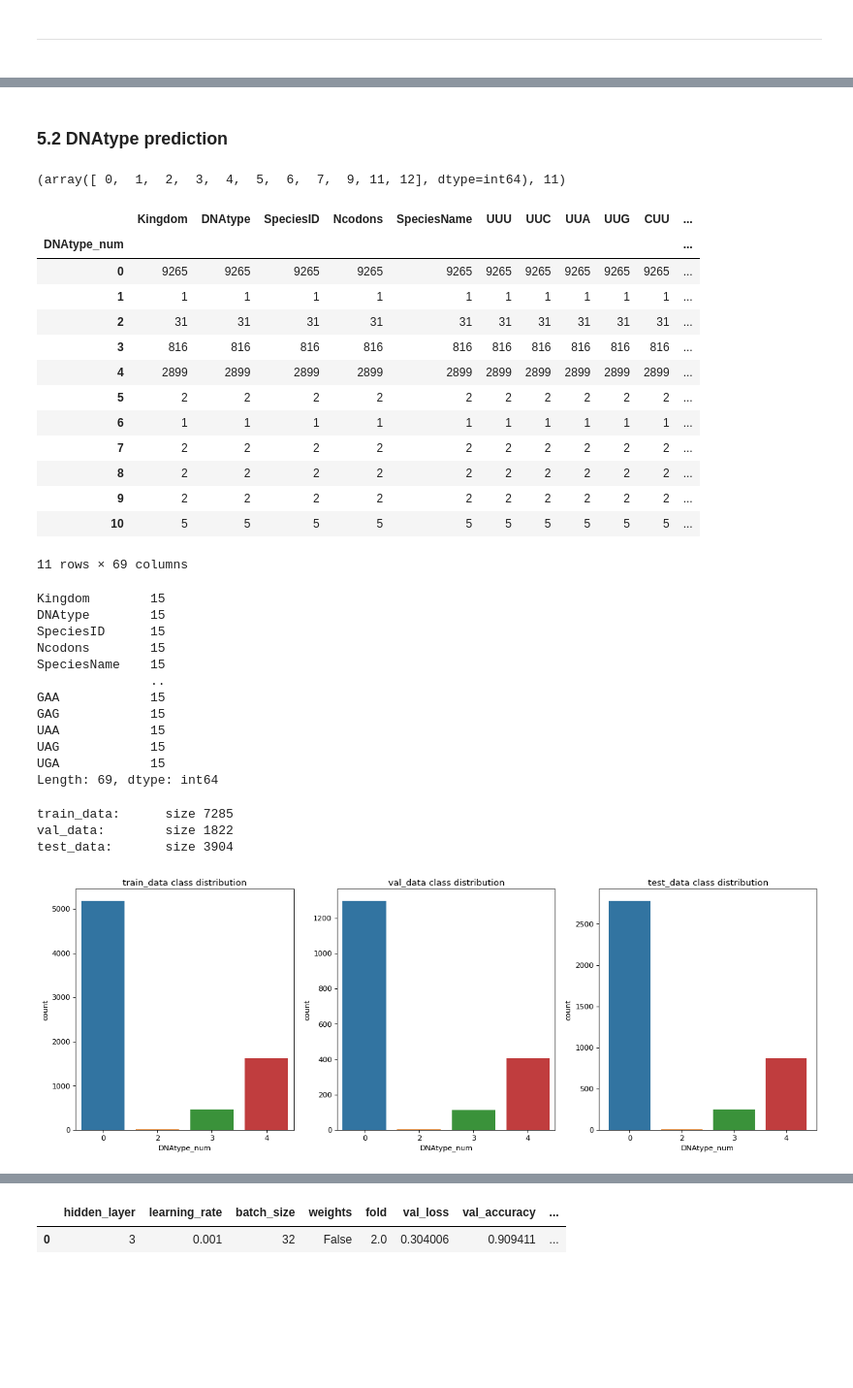
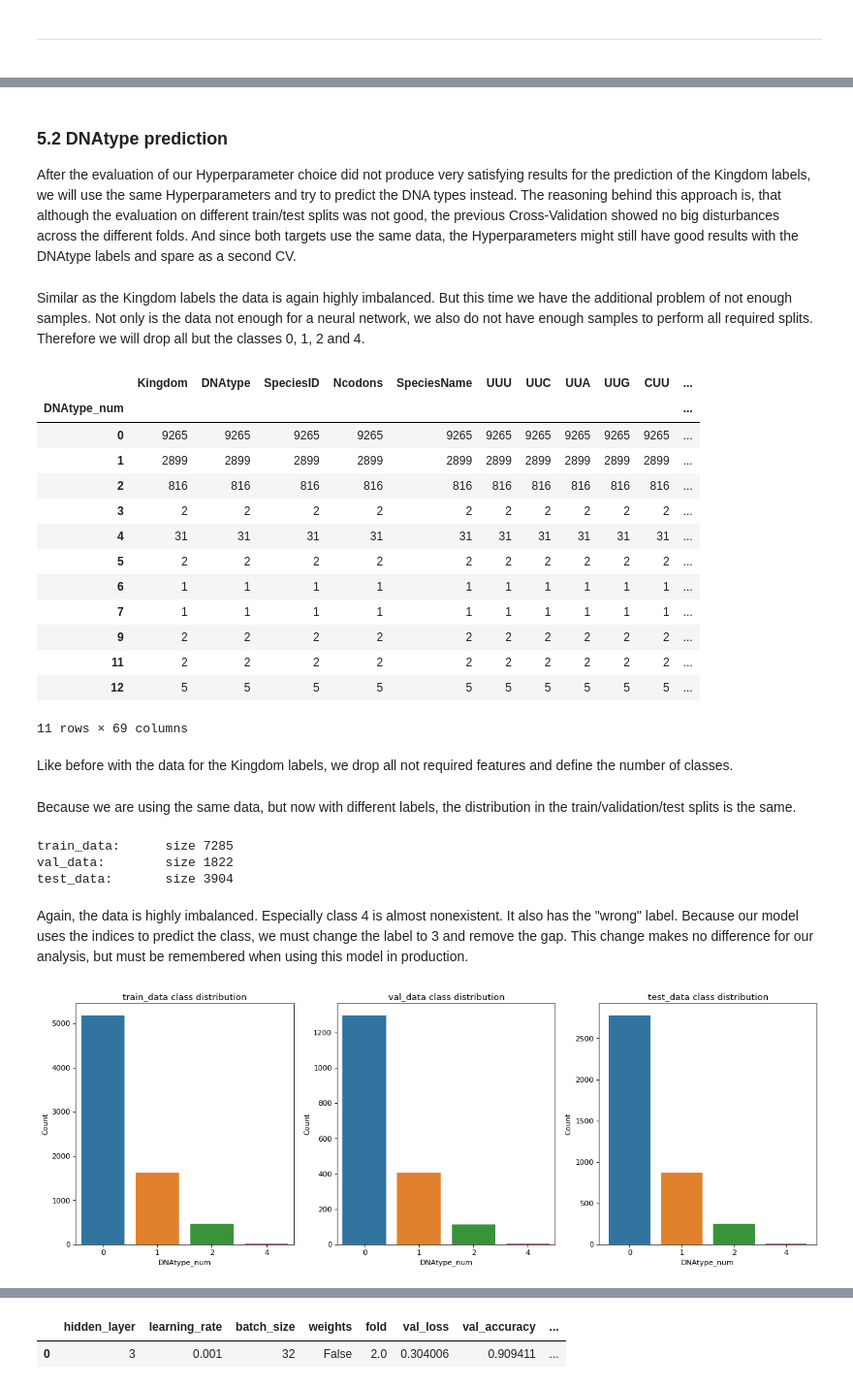
Before and after one commit to JaNoNi/MADS-DL-Exam2, a Jupyter notebook: src/mads_dl_exam2/Exam2.ipynb, the cells around one changed output, grey strips where cells are left out. Shown: that part at 97% size. Drawn from its saved outputs; the diff is of its cells as text; code cells hidden in the pictures; blank space fills up the shorter version.

```diff
--- a/src/mads_dl_exam2/Exam2.ipynb
+++ b/src/mads_dl_exam2/Exam2.ipynb
@@ -164,6 +217,7 @@ fig, axes = plt.subplots(1, 3, figsize=(18, 6), dpi=80)
 for ax, (key, df_) in enumerate(df_dict.items()):
     sns.countplot(data=df_, x=labels[0], ax=axes[ax])
     axes[ax].set(title=f"{key}_data class distribution")
+    axes[ax].set_ylabel("Count")
     plt.plot()
 # %% [output]
 [figure]
@@ -512,22 +672,0 @@ eval_king_result_df
-# %%
-best_model_key = "final_king_1"
-best_config = best_params.iloc[:1, :].to_dict("list")
-best_model = load_best_model(
-    best_config,
-    NeuralNet,
-    feature_n=feature_n,
-    classes_n=classes_n,
-    device=device,
-    cv=best_model_key,
-)
-king_res = list()
-for key, items in king_data.items():
-    if key == best_model_key:
-        for res_list in items:
-            king_res.append(
-                compute_metrics(
-                    best_model,
-                    torch.tensor(res_list.drop(columns=labels).values, dtype=torch.float),
-                    res_list[labels],
-                )
-            )
@@ -546,52 +694,30 @@ plt.show()
 # %% [markdown]
 <a id='eval-dna'></a>
 ### 5.2 DNAtype prediction
+
+After the evaluation of our Hyperparameter choice did not produce very satisfying results for the prediction of the Kingdom labels, we will use the same Hyperparameters and try to predict the DNA types instead. The reasoning behind this approach is, that although the evaluation on different train/test splits was not good, the previous Cross-Validation showed no big disturbances across the different folds. And since both targets use the same data, the Hyperparameters might still have good results with the DNAtype labels and spare as a second CV.
-# %%
-dnatype = data_raw["DNAtype"]
-np.sort(dnatype.unique()), dnatype.unique().size
-# %% [output]
-(array([ 0,  1,  2,  3,  4,  5,  6,  7,  9, 11, 12], dtype=int64), 11)
 # %%
 data_dna = data_raw.copy(deep=True)
+# %% [markdown]
+Similar as the Kingdom labels the data is again highly imbalanced. But this time we have the additional problem of not enough samples. Not only is the data not enough for a neural network, we also do not have enough samples to perform all required splits. Therefore we will drop all but the classes 0, 1, 2 and 4.
 # %%
-condition = []
-choices = []
-# Setup conditions and choices
-for count, key in enumerate(dnatype.unique()):
-    condition.append(data_raw["DNAtype"] == key)  # unique kingdom 3-letter codes
-    choices.append(count)  # integer now assigned to kingdom
-
-data_dna["DNAtype_num"] = np.select(condition, choices)
+data_dna["DNAtype_num"] = data_dna["DNAtype"]
 data_dna.groupby("DNAtype_num").count()
 # %% [output]
 |  | Kingdom | DNAtype | SpeciesID | Ncodons | SpeciesName | UUU | UUC | UUA | UUG | CUU | ... |
 | DNAtype_num |  |  |  |  |  |  |  |  |  |  | ... |
 | 0 | 9265 | 9265 | 9265 | 9265 | 9265 | 9265 | 9265 | 9265 | 9265 | 9265 | ... |
-| 1 | 1 | 1 | 1 | 1 | 1 | 1 | 1 | 1 | 1 | 1 | ... |
-| 2 | 31 | 31 | 31 | 31 | 31 | 31 | 31 | 31 | 31 | 31 | ... |
-| 3 | 816 | 816 | 816 | 816 | 816 | 816 | 816 | 816 | 816 | 816 | ... |
-| 4 | 2899 | 2899 | 2899 | 2899 | 2899 | 2899 | 2899 | 2899 | 2899 | 2899 | ... |
+| 1 | 2899 | 2899 | 2899 | 2899 | 2899 | 2899 | 2899 | 2899 | 2899 | 2899 | ... |
+| 2 | 816 | 816 | 816 | 816 | 816 | 816 | 816 | 816 | 816 | 816 | ... |
+| 3 | 2 | 2 | 2 | 2 | 2 | 2 | 2 | 2 | 2 | 2 | ... |
+| 4 | 31 | 31 | 31 | 31 | 31 | 31 | 31 | 31 | 31 | 31 | ... |
 | 5 | 2 | 2 | 2 | 2 | 2 | 2 | 2 | 2 | 2 | 2 | ... |
 | 6 | 1 | 1 | 1 | 1 | 1 | 1 | 1 | 1 | 1 | 1 | ... |
-| 7 | 2 | 2 | 2 | 2 | 2 | 2 | 2 | 2 | 2 | 2 | ... |
-| 8 | 2 | 2 | 2 | 2 | 2 | 2 | 2 | 2 | 2 | 2 | ... |
+| 7 | 1 | 1 | 1 | 1 | 1 | 1 | 1 | 1 | 1 | 1 | ... |
 | 9 | 2 | 2 | 2 | 2 | 2 | 2 | 2 | 2 | 2 | 2 | ... |
-| 10 | 5 | 5 | 5 | 5 | 5 | 5 | 5 | 5 | 5 | 5 | ... |
+| 11 | 2 | 2 | 2 | 2 | 2 | 2 | 2 | 2 | 2 | 2 | ... |
+| 12 | 5 | 5 | 5 | 5 | 5 | 5 | 5 | 5 | 5 | 5 | ... |
 11 rows × 69 columns
-# %%
-data_drop_dna = data_dna[data_dna["DNAtype"].isin([0, 1, 2, 4])]
-data_raw[~data_raw["DNAtype"].isin([0, 1, 2, 4])].count()
-# %% [output]
-Kingdom        15
-DNAtype        15
-SpeciesID      15
-Ncodons        15
-SpeciesName    15
-               ..
-GAA            15
-GAG            15
-UAA            15
-UAG            15
-UGA            15
-Length: 69, dtype: int64
+# %% [markdown]
+Like before with the data for the Kingdom labels, we drop all not required features and define the number of classes.
 # %%
@@ -614,6 +741,8 @@ DF_train, DF_val, = train_test_split(
     random_state=RANDOM_SEED,
     stratify=DF_train_full[labels],
 )
+# %% [markdown]
+Because we are using the same data, but now with different labels, the distribution in the train/validation/test splits is the same.
 # %%
 df_dict = {"train": DF_train, "val": DF_val, "test": DF_test}
 for key, df_ in df_dict.items():
@@ -622,13 +751,16 @@ for key, df_ in df_dict.items():
 train_data:      size 7285
 val_data:        size 1822
 test_data:       size 3904
+# %% [markdown]
+Again, the data is highly imbalanced. Especially class 4 is almost nonexistent. It also has the "wrong" label. Because our model uses the indices to predict the class, we must change the label to 3 and remove the gap. This change makes no difference for our analysis, but must be remembered when using this model in production.
 # %%
 fig, axes = plt.subplots(1, 3, figsize=(18, 6), dpi=80)
 for ax, (key, df_) in enumerate(df_dict.items()):
     sns.countplot(data=df_, x=labels[0], ax=axes[ax])
     axes[ax].set(title=f"{key}_data class distribution")
+    axes[ax].set_ylabel("Count")
     plt.plot()
 # %% [output]
-[figure, old version]
+[figure, new version]
 # %%
 # Adjust labels
```
Also changed, not shown: parts of 105 cells of this notebook.
